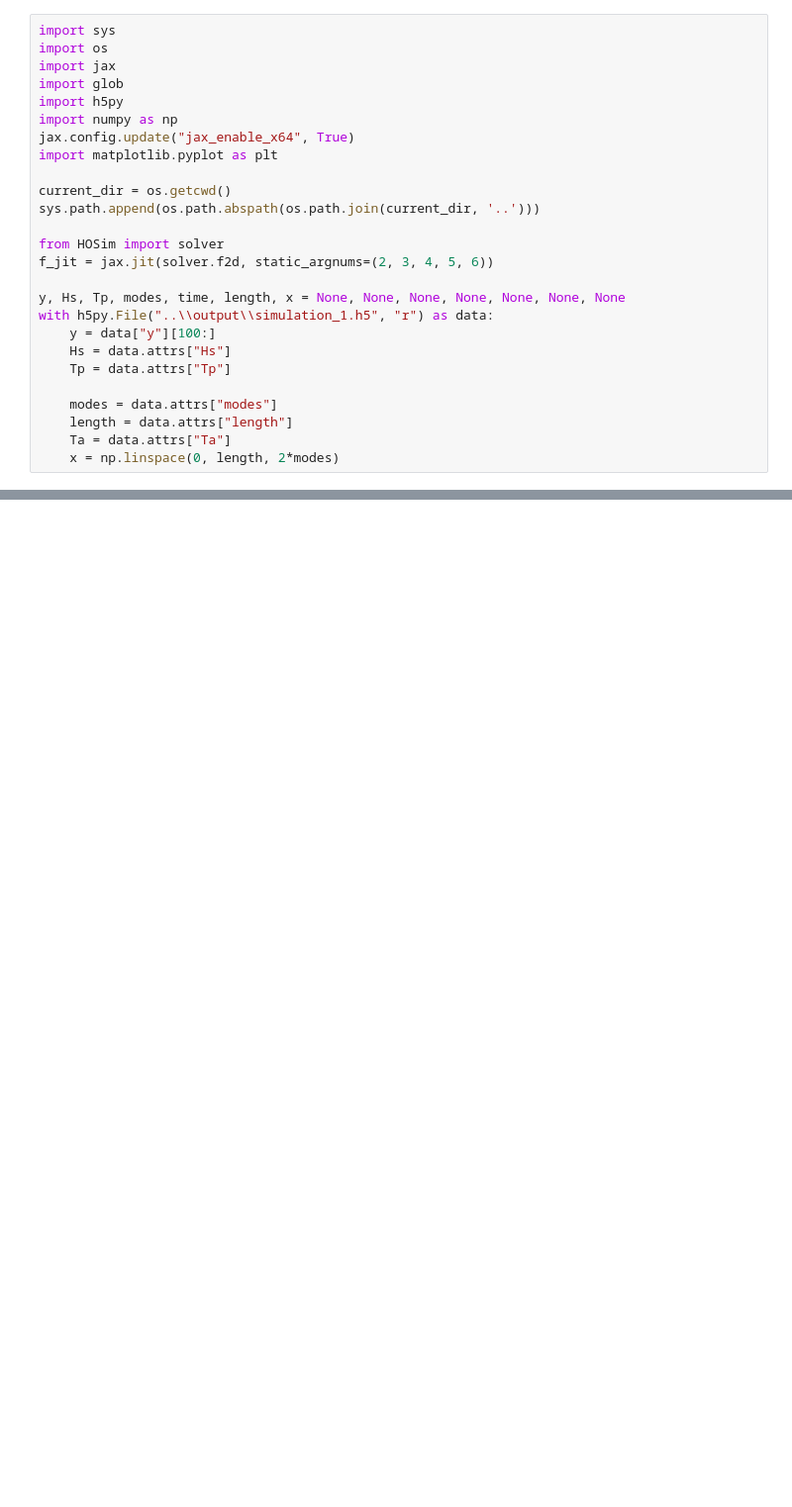
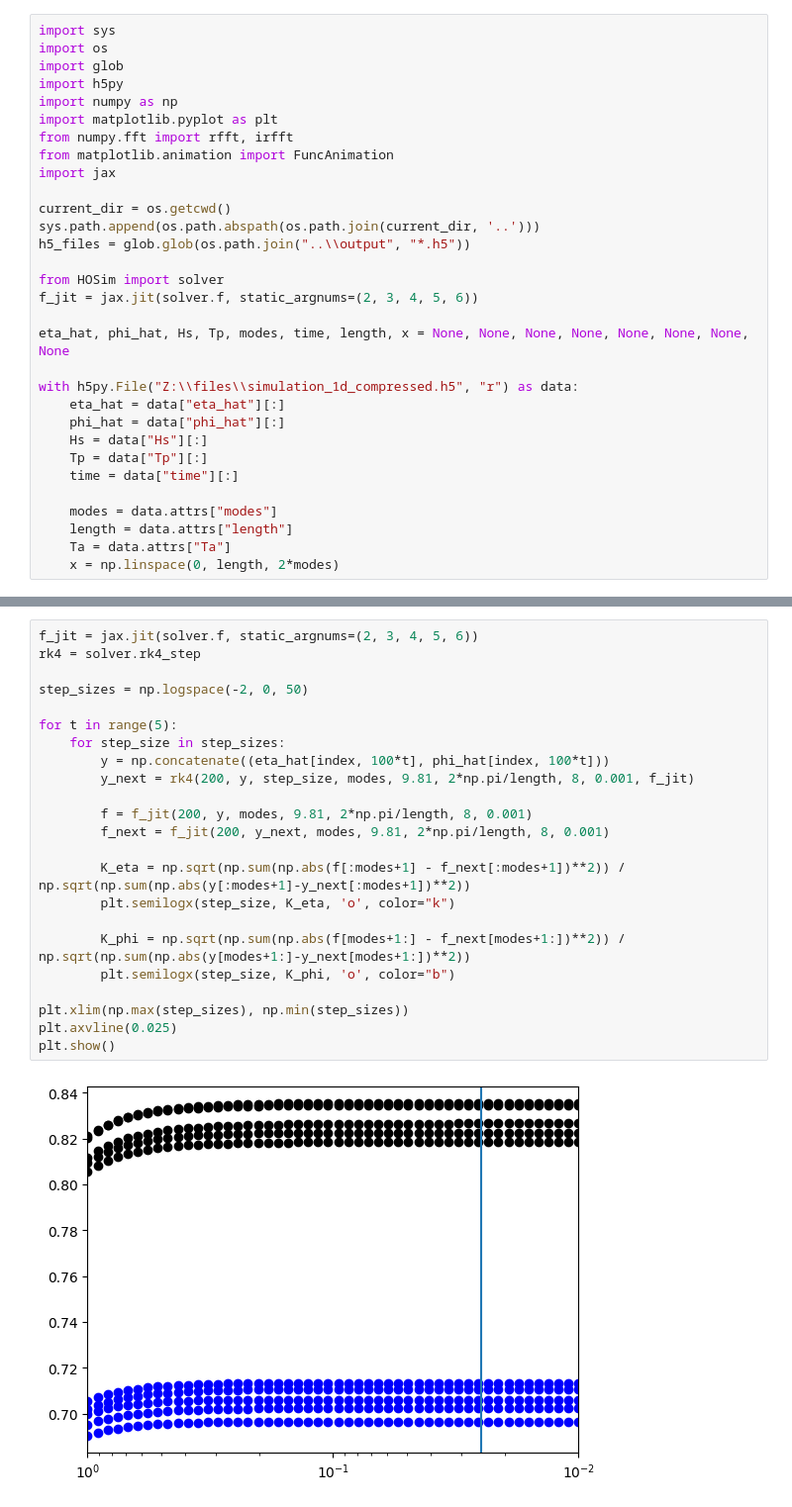
Before and after one commit to VegardBaa/HOSim, a Jupyter notebook: ML/lipshitz.ipynb, the cells around one changed output, grey strips where cells are left out. Shown: that part at 99% size. Saved outputs shown, nothing was run; the diff lists cells and outputs as text; blank space fills up the shorter version.

```diff
--- a/ML/lipshitz.ipynb
+++ b/ML/lipshitz.ipynb
@@ -1,24 +1,29 @@
 # %%
 import sys
 import os
-import jax
 import glob
 import h5py
 import numpy as np
-jax.config.update("jax_enable_x64", True)
 import matplotlib.pyplot as plt
+from numpy.fft import rfft, irfft
+from matplotlib.animation import FuncAnimation
+import jax
 
 current_dir = os.getcwd()
 sys.path.append(os.path.abspath(os.path.join(current_dir, '..')))
+h5_files = glob.glob(os.path.join("..\\output", "*.h5"))
 
 from HOSim import solver
-f_jit = jax.jit(solver.f2d, static_argnums=(2, 3, 4, 5, 6))
+f_jit = jax.jit(solver.f, static_argnums=(2, 3, 4, 5, 6))
 
-y, Hs, Tp, modes, time, length, x = None, None, None, None, None, None, None
-with h5py.File("..\\output\\simulation_1.h5", "r") as data:
-    y = data["y"][100:]
-    Hs = data.attrs["Hs"]
-    Tp = data.attrs["Tp"]
+eta_hat, phi_hat, Hs, Tp, modes, time, length, x = None, None, None, None, None, None, None, None
+
+with h5py.File("Z:\\files\\simulation_1d_compressed.h5", "r") as data:
+    eta_hat = data["eta_hat"][:]
+    phi_hat = data["phi_hat"][:]
+    Hs = data["Hs"][:]
+    Tp = data["Tp"][:]
+    time = data["time"][:]
 
     modes = data.attrs["modes"]
     length = data.attrs["length"]
@@ -68,0 +87,25 @@ for i in range(10):
+# %%
+f_jit = jax.jit(solver.f, static_argnums=(2, 3, 4, 5, 6))
+rk4 = solver.rk4_step
+
+step_sizes = np.logspace(-2, 0, 50)
+
+for t in range(5):
+    for step_size in step_sizes:
+        y = np.concatenate((eta_hat[index, 100*t], phi_hat[index, 100*t]))
+        y_next = rk4(200, y, step_size, modes, 9.81, 2*np.pi/length, 8, 0.001, f_jit)
+
+        f = f_jit(200, y, modes, 9.81, 2*np.pi/length, 8, 0.001)
+        f_next = f_jit(200, y_next, modes, 9.81, 2*np.pi/length, 8, 0.001)
+
+        K_eta = np.sqrt(np.sum(np.abs(f[:modes+1] - f_next[:modes+1])**2)) / np.sqrt(np.sum(np.abs(y[:modes+1]-y_next[:modes+1])**2))
+        plt.semilogx(step_size, K_eta, 'o', color="k")
+
+        K_phi = np.sqrt(np.sum(np.abs(f[modes+1:] - f_next[modes+1:])**2)) / np.sqrt(np.sum(np.abs(y[modes+1:]-y_next[modes+1:])**2))
+        plt.semilogx(step_size, K_phi, 'o', color="b")
+
+plt.xlim(np.max(step_sizes), np.min(step_sizes))
+plt.axvline(0.025)
+plt.show()
+# %% [output]
+[figure, added]
```
Also changed, not shown: parts of 11 cells of this notebook, 1 other file.
